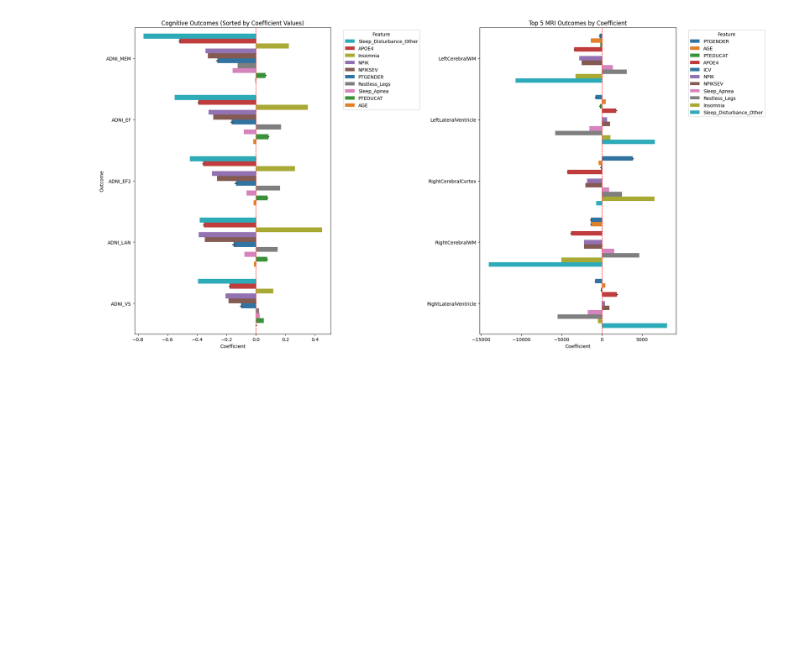
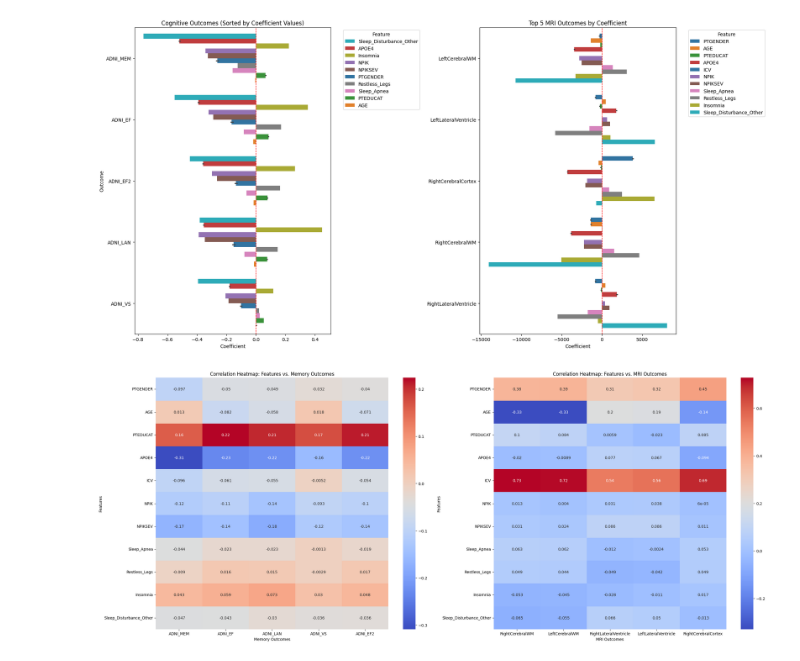
Before and after one commit to Da4kek/AD-Sleep, a Jupyter notebook: modeling-2.ipynb, the cells around one changed output. Drawn from its saved outputs; the diff is of its cells as text; code cells hidden in the pictures; blank space fills up the shorter version.

Commit message:
plotted correlation for modeling-2

```diff
--- a/modeling-2.ipynb
+++ b/modeling-2.ipynb
@@ -440,3 +440,35 @@ plt.savefig('supplementary_tables/Top_5_OLS_Coefficients_Subplots.png',
 plt.show()
 # %% [output]
 [figure]
+# %%
+memory_outcomes = cognitive_outcomes
+top_5_mri_outcomes = top_5_mri['Outcome'].tolist()
+# %%
+combined_features = predictorsmri + sleep_vars
+
+correlation_memory = merge_norm[memory_outcomes + combined_features].corr()
+correlation_memory_features = correlation_memory.loc[combined_features, memory_outcomes]
+
+correlation_mri = merge_norm[top_5_mri_outcomes + combined_features].corr()
+correlation_mri_features = correlation_mri.loc[combined_features, top_5_mri_outcomes]
+fig, axes = plt.subplots(1, 2, figsize=(25, 10))
+
+sns.heatmap(
+    correlation_memory_features, annot=True, cmap='coolwarm', cbar=True, ax=axes[0]
+)
+axes[0].set_title('Correlation Heatmap: Features vs. Memory Outcomes')
+axes[0].set_xlabel('Memory Outcomes')
+axes[0].set_ylabel('Features')
+
+sns.heatmap(
+    correlation_mri_features, annot=True, cmap='coolwarm', cbar=True, ax=axes[1]
+)
+axes[1].set_title('Correlation Heatmap: Features vs. MRI Outcomes')
+axes[1].set_xlabel('MRI Outcomes')
+axes[1].set_ylabel('Features')
+
+plt.tight_layout()
+plt.savefig('supplementary_tables/Features_vs_Outcomes_Correlation_Subplots.png', bbox_inches='tight')
+plt.show()
+# %% [output]
+[figure, added]
```
Also changed, not shown: 8 other files.
